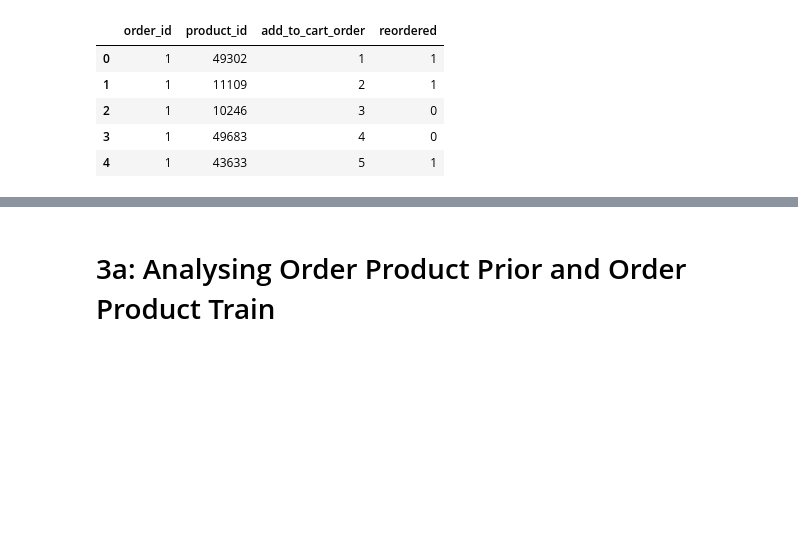
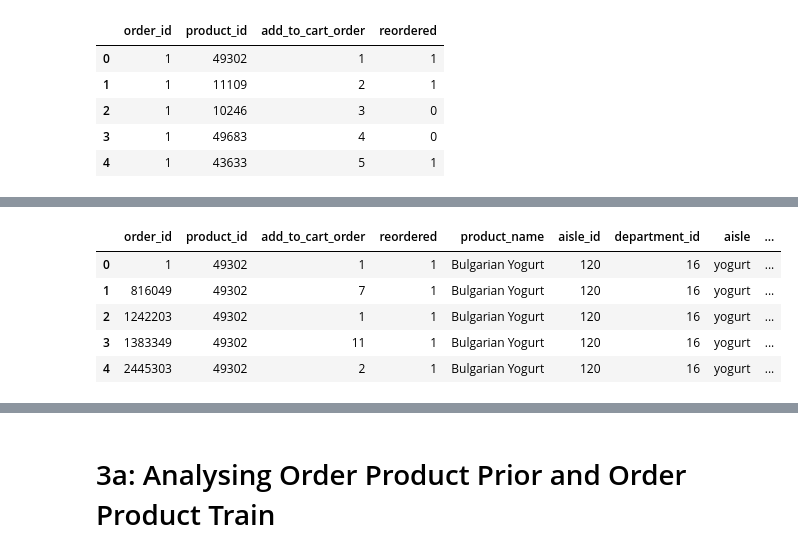
Before and after one commit to gary93039/Springboard, a Jupyter notebook: Instacart EDA.ipynb, the cells around one changed output, grey strips where cells are left out. Cells and saved outputs as stored; diff of their text form; code cells hidden in the pictures; blank space fills up the shorter version.

```diff
--- a/Instacart EDA.ipynb
+++ b/Instacart EDA.ipynb
@@ -438,0 +500,11 @@ order_products_train.head()
+# %%
+trains_reorder=pd.merge(train_reorder,orders_time, how='left', on='order_id')
+trains_reorder.head()
+#trains_reorder.drop(['aisle','department'], axis=1)
+# %% [output]
+|  | order_id | product_id | add_to_cart_order | reordered | product_name | aisle_id | department_id | aisle | ... |
+| 0 | 1 | 49302 | 1 | 1 | Bulgarian Yogurt | 120 | 16 | yogurt | ... |
+| 1 | 816049 | 49302 | 7 | 1 | Bulgarian Yogurt | 120 | 16 | yogurt | ... |
+| 2 | 1242203 | 49302 | 1 | 1 | Bulgarian Yogurt | 120 | 16 | yogurt | ... |
+| 3 | 1383349 | 49302 | 11 | 1 | Bulgarian Yogurt | 120 | 16 | yogurt | ... |
+| 4 | 2445303 | 49302 | 2 | 1 | Bulgarian Yogurt | 120 | 16 | yogurt | ... |
```
Also changed, not shown: parts of 34 cells of this notebook.
